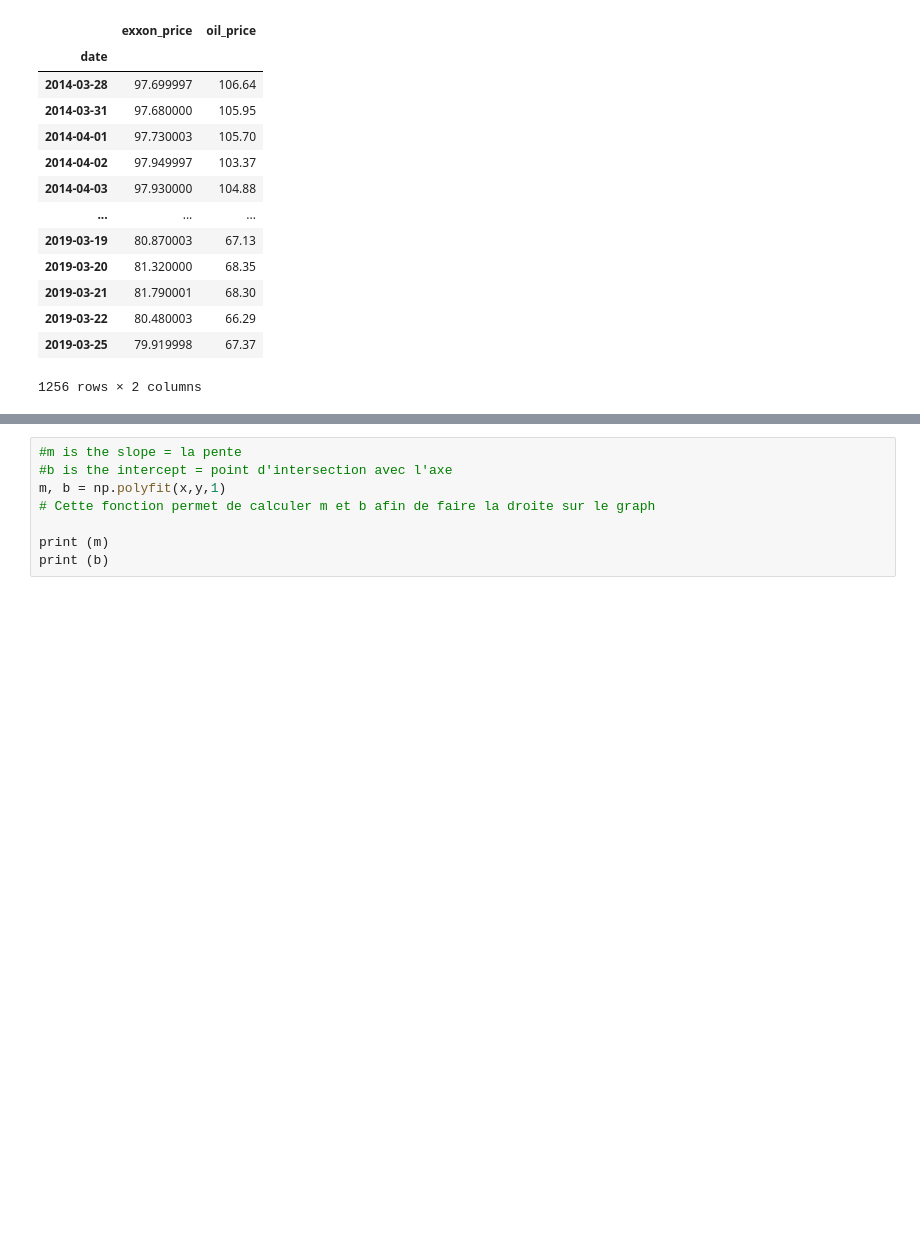
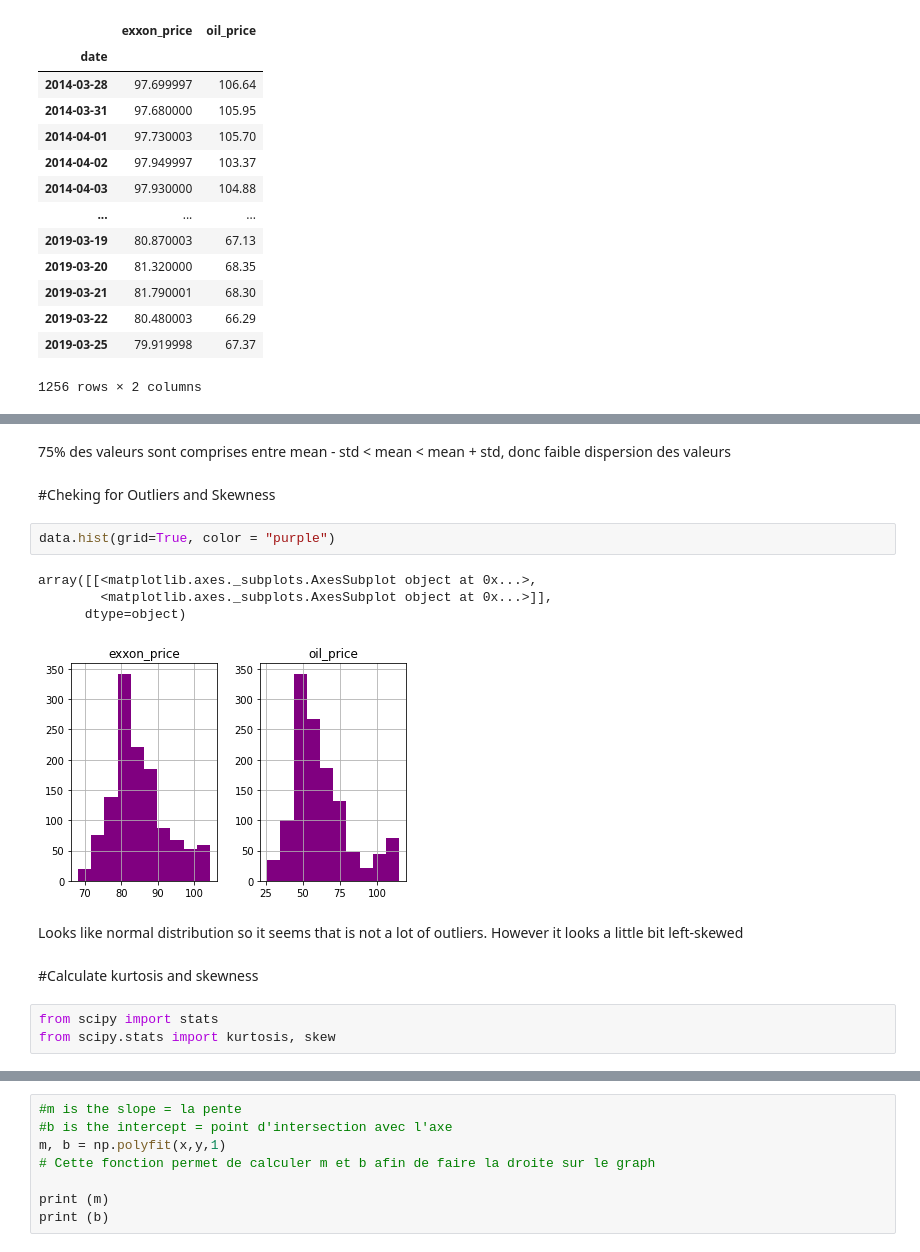
Before and after one commit to VictorMercier/Track-Data-Science, a Jupyter notebook: LinearRegression.ipynb, the cells around one changed output, grey strips where cells are left out. Cells and saved outputs as stored; diff of their text form; blank space fills up the shorter version.

```diff
--- a/LinearRegression.ipynb
+++ b/LinearRegression.ipynb
@@ -109,0 +157,18 @@ plt.show
+# %% [markdown]
+75% des valeurs sont comprises entre mean - std < mean < mean + std, donc faible dispersion des valeurs
+# %% [markdown]
+#Cheking for Outliers and Skewness
+# %%
+data.hist(grid=True, color = "purple")
+# %% [output]
+array([[<matplotlib.axes._subplots.AxesSubplot object at 0x...>,
+        <matplotlib.axes._subplots.AxesSubplot object at 0x...>]],
+      dtype=object)
+[figure, added]
+# %% [markdown]
+Looks like normal distribution so it seems that is not a lot of outliers. However it looks a little bit left-skewed
+# %% [markdown]
+#Calculate kurtosis and skewness
+# %%
+from scipy import stats
+from scipy.stats import kurtosis, skew
```
Also changed, not shown: parts of 11 cells of this notebook.
